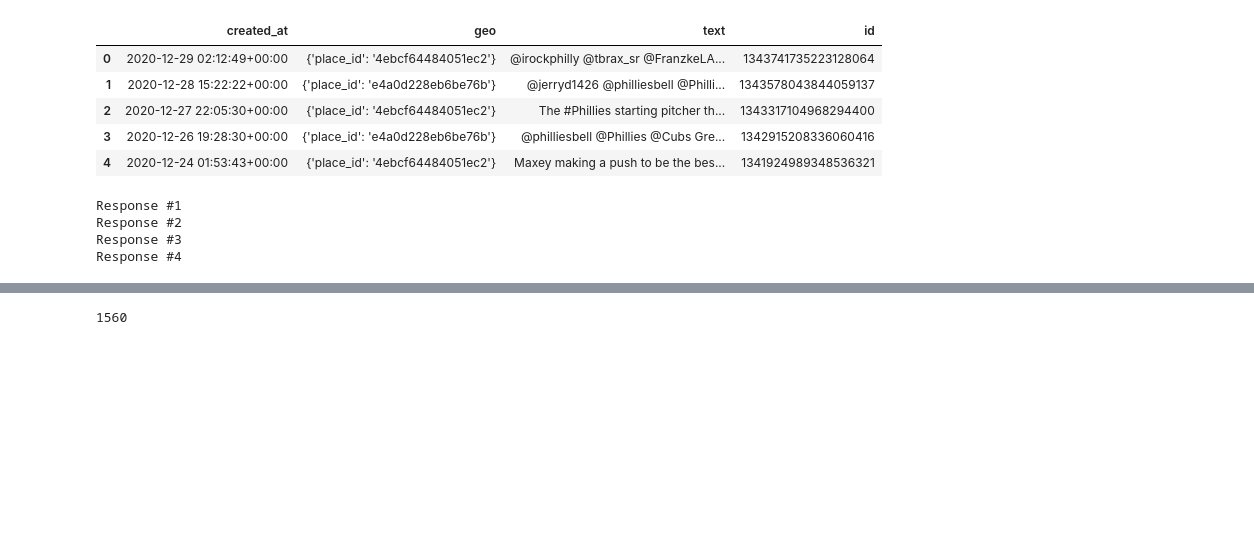
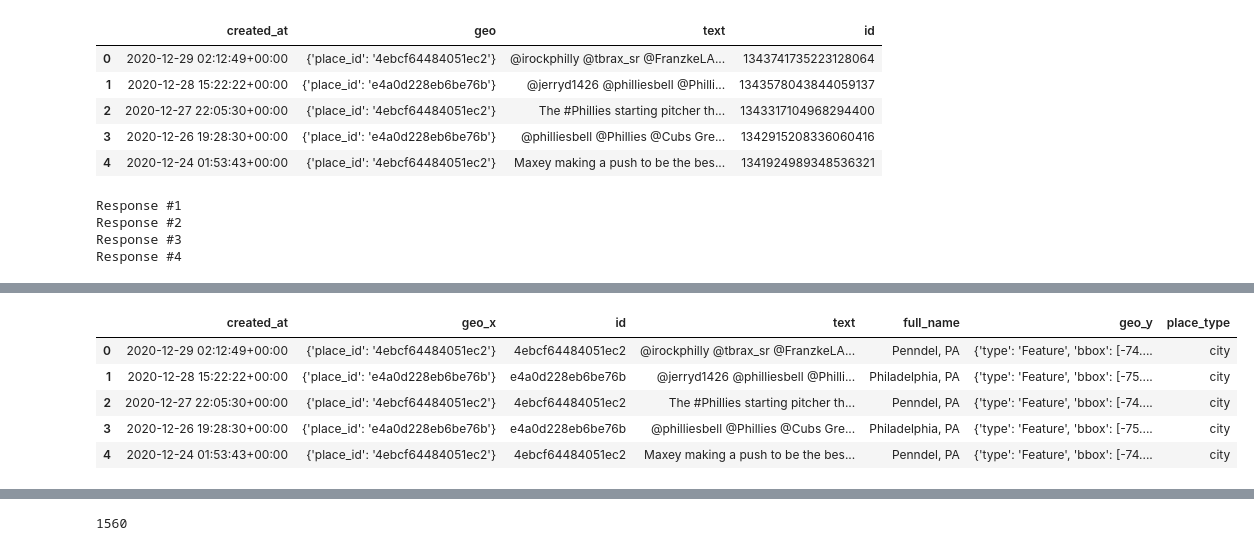
Before and after one commit to MUSA-550-Fall-2021/week-5, a Jupyter notebook: twitter-v2-api.ipynb, the cells around one changed output, grey strips where cells are left out. Cells and saved outputs as stored; diff of their text form; code cells hidden in the pictures; blank space fills up the shorter version.

```diff
--- a/twitter-v2-api.ipynb
+++ b/twitter-v2-api.ipynb
@@ -336,0 +360,21 @@ geo_results['created_at'] = pd.to_datetime(geo_results['created_at'])
+# %%
+# Convert places dict to a dataframe
+places_df = []
+
+# Loop over each place_id
+for place_id in places:
+
+    # Geo info for each place
+    values = places[place_id]
+
+    # Convert to a dict
+    row = dict(values)
+
+    # Add the id
+    row['id'] = place_id
+
+    # Save it
+    places_df.append(row)
+
+# Initialize the dataframe
+places_df = pd.DataFrame(places_df)
@@ -337,3 +390,15 @@ geo_results['created_at'] = pd.to_datetime(geo_results['created_at'])
+# %%
+# Merge in the places geo data and the query results
+geo_results_final = geo_results.merge(places_df, how='left', on='id')
+# %%
+geo_results_final.head()
+# %% [output]
+|  | created_at | geo_x | id | text | full_name | geo_y | place_type |
+| 0 | 2020-12-29 02:12:49+00:00 | {'place_id': '4ebcf64484051ec2'} | 4ebcf64484051ec2 | @irockphilly @tbrax_sr @FranzkeLA... | Penndel, PA | {'type': 'Feature', 'bbox': [-74.... | city |
+| 1 | 2020-12-28 15:22:22+00:00 | {'place_id': 'e4a0d228eb6be76b'} | e4a0d228eb6be76b | @jerryd1426 @philliesbell @Philli... | Philadelphia, PA | {'type': 'Feature', 'bbox': [-75.... | city |
+| 2 | 2020-12-27 22:05:30+00:00 | {'place_id': '4ebcf64484051ec2'} | 4ebcf64484051ec2 | The #Phillies starting pitcher th... | Penndel, PA | {'type': 'Feature', 'bbox': [-74.... | city |
+| 3 | 2020-12-26 19:28:30+00:00 | {'place_id': 'e4a0d228eb6be76b'} | e4a0d228eb6be76b | @philliesbell @Phillies @Cubs Gre... | Philadelphia, PA | {'type': 'Feature', 'bbox': [-75.... | city |
+| 4 | 2020-12-24 01:53:43+00:00 | {'place_id': '4ebcf64484051ec2'} | 4ebcf64484051ec2 | Maxey making a push to be the bes... | Penndel, PA | {'type': 'Feature', 'bbox': [-74.... | city |
 # %%
 geo_results.head()
 # %% [output]
```
Also changed, not shown: parts of 5 cells of this notebook.
